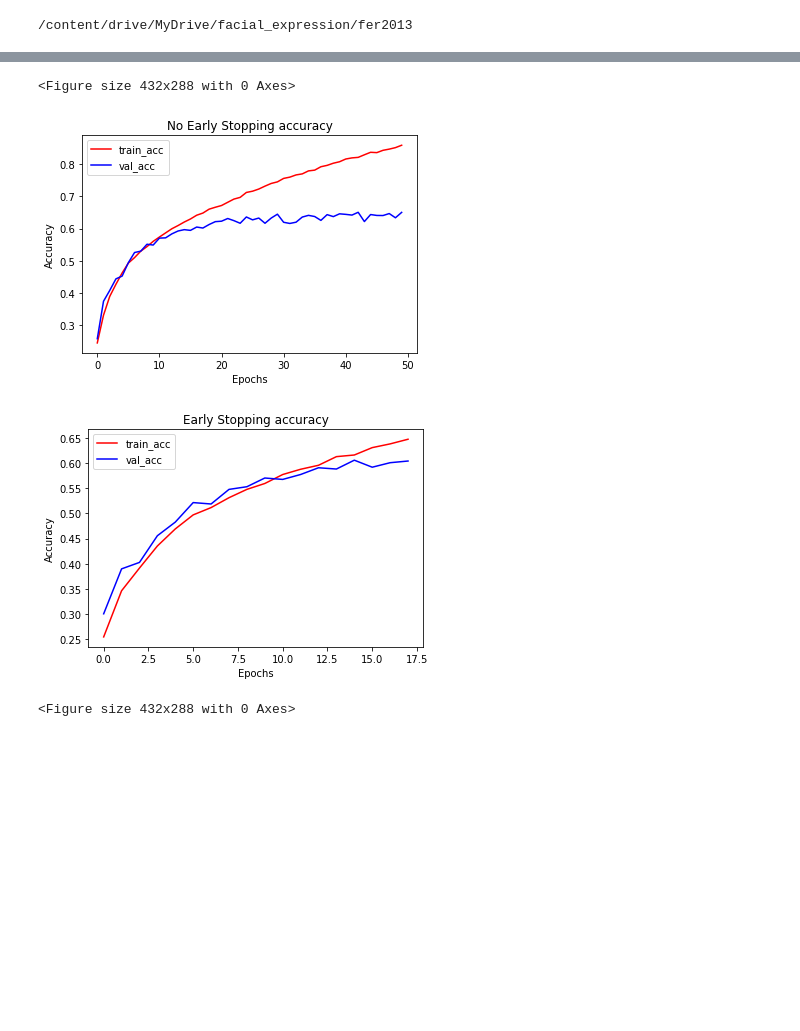
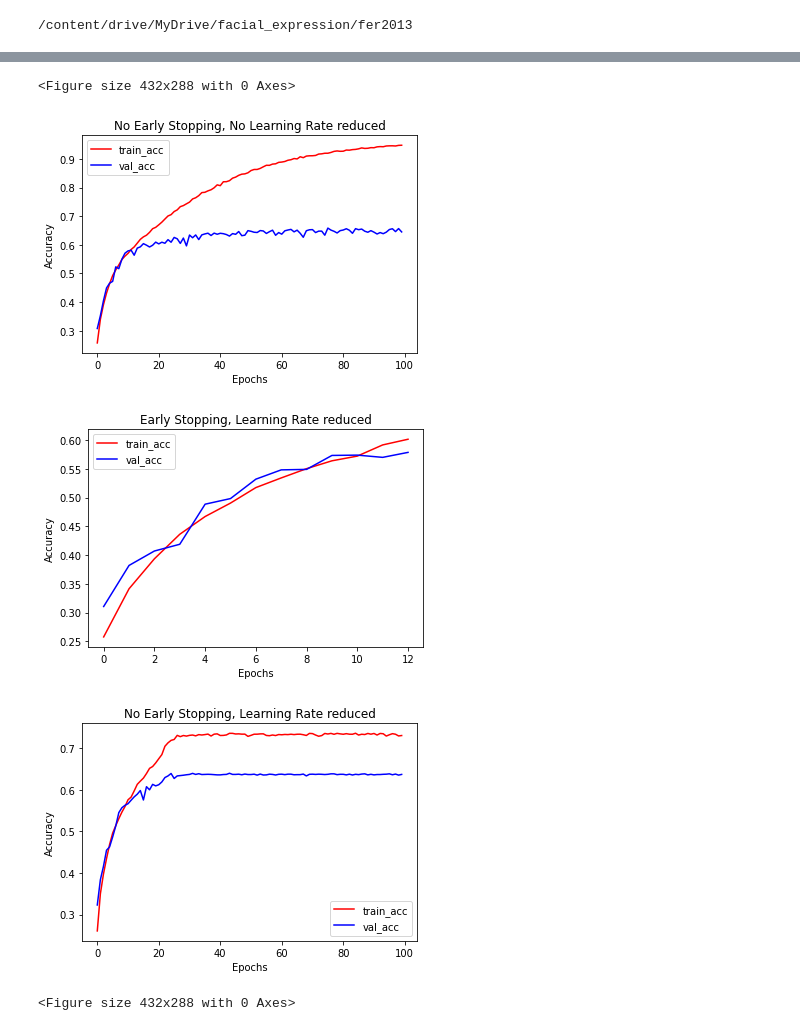
Before and after one commit to krawczyk22/Facial-Expression-Recognition-System, a Jupyter notebook: Experiment_results/Facial_expression_EarlyStopping_Fer2013.ipynb, the cells around one changed output, grey strips where cells are left out. Saved outputs shown, nothing was run; the diff lists cells and outputs as text; code cells hidden in the pictures; blank space fills up the shorter version.

```diff
--- a/Experiment_results/Facial_expression_EarlyStopping_Fer2013.ipynb
+++ b/Experiment_results/Facial_expression_EarlyStopping_Fer2013.ipynb
@@ -185,6 +249,8 @@ reduce_learningrate = ReduceLROnPlateau(monitor='val_loss',
 callbacks_list = [early_stopping,call_back,reduce_learningrate]
 # %%
 callbacks_list2 = [call_back2]
+# %%
+callbacks_list3 = [call_back3, reduce_learningrate3]
 # %%
-hist2 = model2.fit(X_train, y_train, epochs=50, validation_data=(X_test, y_test) ,callbacks=callbacks_list2)
+hist2 = model2.fit(X_train, y_train, epochs=100, validation_data=(X_test, y_test) ,callbacks=callbacks_list2)
 # %% [output]
@@ -208,3 +274,3 @@ Epoch 00050: val_accuracy did not improve from 0.65032
 # %%
-hist = model.fit(X_train, y_train, epochs=50, validation_data=(X_test, y_test) ,callbacks=callbacks_list)
+hist = model.fit(X_train, y_train, epochs=100, validation_data=(X_test, y_test) ,callbacks=callbacks_list)
 # %% [output]
@@ -227,0 +294,2 @@ Epoch 00018: early stopping
+# %%
+hist3 = model3.fit(X_train, y_train, epochs=100, validation_data=(X_test, y_test) ,callbacks=callbacks_list3)
@@ -228,35 +314,48 @@ Epoch 00018: early stopping
 # %%
 from matplotlib import pyplot
 %matplotlib inline
 
 train_acc=hist.history['accuracy']
 val_acc=hist.history['val_accuracy']
 
 train_acc2=hist2.history['accuracy']
 val_acc2=hist2.history['val_accuracy']
 
+train_acc3=hist3.history['accuracy']
+val_acc3=hist3.history['val_accuracy']
+
 epochs = range(len(train_acc))
 epochs2 = range(len(train_acc2))
+epochs3 = range(len(train_acc3))
 
 pyplot.plot(epochs2,train_acc2,'r', label='train_acc')
 pyplot.plot(epochs2,val_acc2,'b', label='val_acc')
-pyplot.title('No Early Stopping accuracy')
+pyplot.title('No Early Stopping, No Learning Rate reduced')
 pyplot.ylabel('Accuracy')
 pyplot.xlabel('Epochs')
 pyplot.legend()
 pyplot.figure()
 
 pyplot.plot(epochs,train_acc,'r', label='train_acc')
 pyplot.plot(epochs,val_acc,'b', label='val_acc')
-pyplot.title('Early Stopping accuracy')
+pyplot.title('Early Stopping, Learning Rate reduced')
 pyplot.ylabel('Accuracy')
 pyplot.xlabel('Epochs')
 pyplot.legend()
 pyplot.figure()
+
+pyplot.plot(epochs3,train_acc3,'r', label='train_acc')
+pyplot.plot(epochs3,val_acc3,'b', label='val_acc')
+pyplot.title('No Early Stopping, Learning Rate reduced')
+pyplot.ylabel('Accuracy')
+pyplot.xlabel('Epochs')
+pyplot.legend()
+pyplot.figure()
 # %% [output]
 <Figure size 432x288 with 0 Axes>
-[figure, old version]
+[figure, new version]
-[figure, old version]
+[figure, new version]
+[figure, added]
 <Figure size 432x288 with 0 Axes>
 # %%
 from sklearn.metrics import confusion_matrix
```
Also changed, not shown: parts of 9 cells of this notebook.
